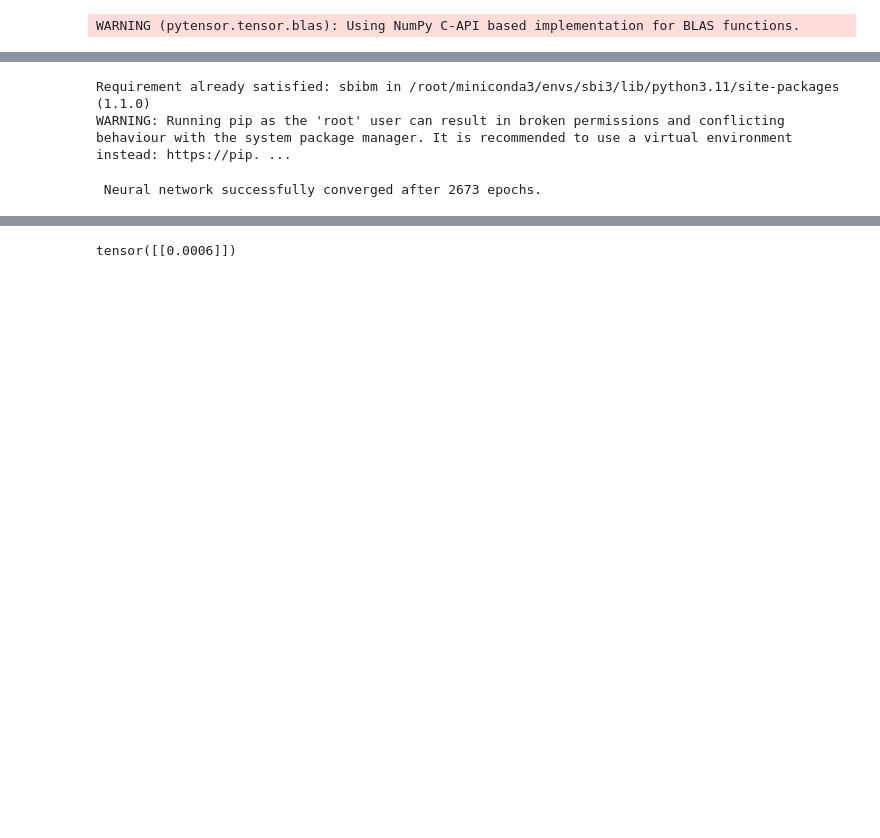
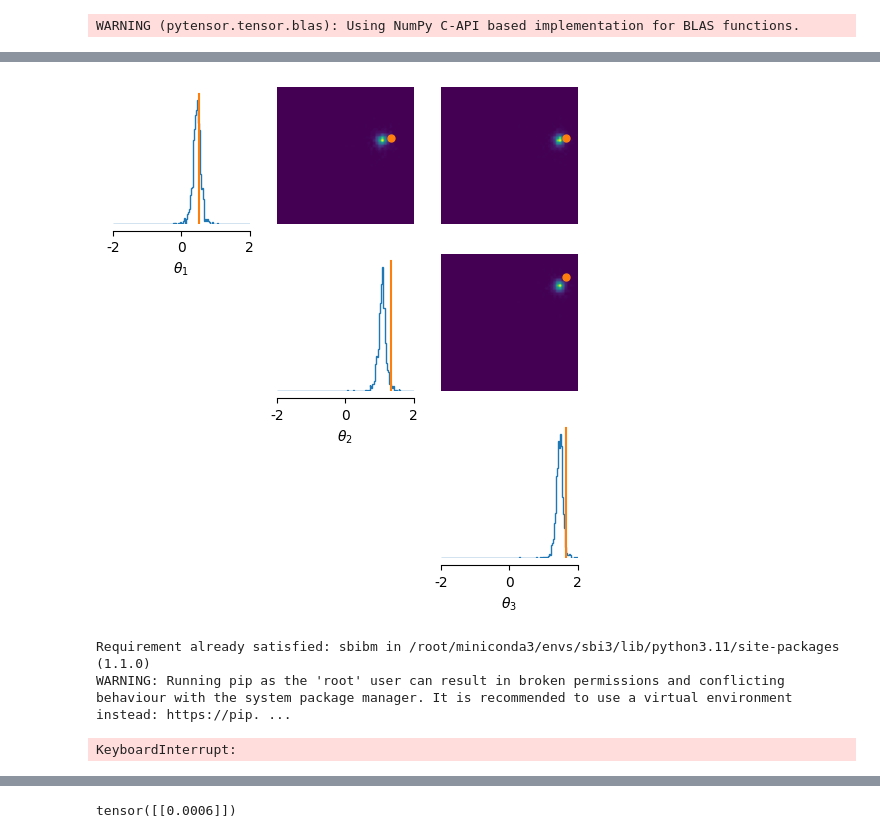
Before and after one commit to ms6730/sbi_code, a Jupyter notebook: tutorials/20_nspe.ipynb, the cells around one changed output, grey strips where cells are left out. Drawn from its saved outputs; the diff is of its cells as text; code cells hidden in the pictures; blank space fills up the shorter version.

```diff
--- a/tutorials/20_nspe.ipynb
+++ b/tutorials/20_nspe.ipynb
@@ -69,0 +100,12 @@ _ = pairplot(samples, points=theta_true, limits=[[-2, 2], [-2, 2], [-2, 2]], fig
+# %%
+x_o=x_obs
+
+def f(t,x):
+    t = torch.atleast_1d(t)
+    score = score_estimator(input=x, condition=x_o, time=t)
+    f = score_estimator.drift_fn(x, t)
+    g = score_estimator.diffusion_fn(x,t)
+
+
+    v = f -  0.5*g**2*score
+    return v
@@ -70,3 +142,10 @@ _ = pairplot(samples, points=theta_true, limits=[[-2, 2], [-2, 2], [-2, 2]], fig
+# %%
+samples = x.detach()
+
+
+_ = pairplot(samples, points=theta_true, limits=[[-2, 2], [-2, 2], [-2, 2]], figsize=(6, 6), labels=[r"$\theta_1$", r"$\theta_2$", r"$\theta_3$"])
+# %% [output]
+[figure, added]
 # %%
 !pip install sbibm --no-deps
 # %% [output]
@@ -88,7 +167,7 @@ inference = NSPE(prior=prior, sde_type="subvp")
 inference = inference.append_simulations(thetas, xs)
 
 # train the density estimator and build the posterior
-score_estimator = inference.train(stop_after_epochs=500, training_batch_size=100)
+score_estimator = inference.train(stop_after_epochs=50, training_batch_size=100)
 posterior = inference.build_posterior(score_estimator)
 # %% [output]
- Neural network successfully converged after 2673 epochs.
+KeyboardInterrupt:
```
Also changed, not shown: parts of 18 cells of this notebook, 7 other files.
